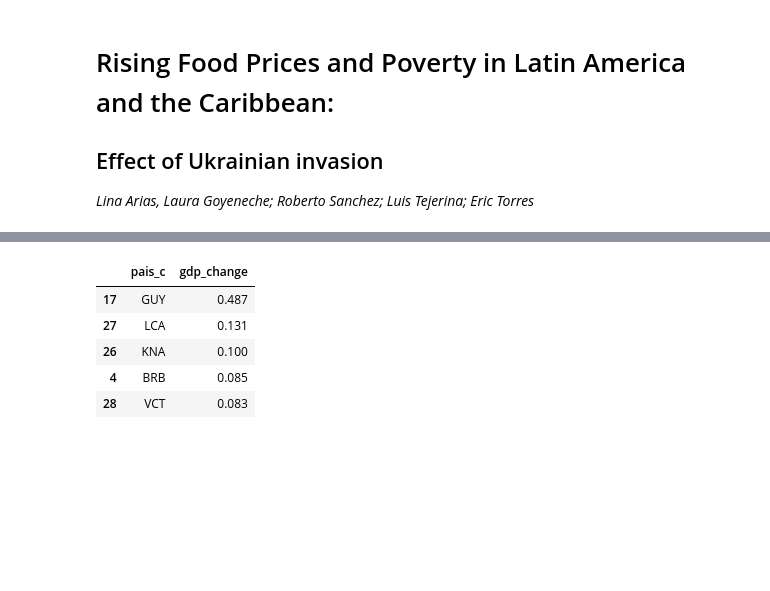
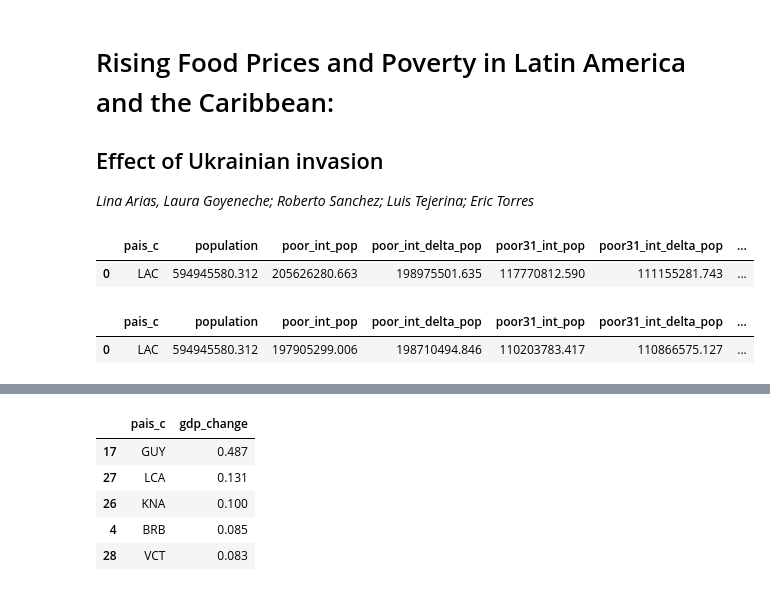
Before and after one commit to EL-BID/analytics_simulation_public_policy_scl, a Jupyter notebook: notebooks/scldata_policy_simulation.ipynb, the cells around one changed output, grey strips where cells are left out. Cells and saved outputs as stored; diff of their text form; code cells hidden in the pictures; blank space fills up the shorter version.

```diff
--- a/notebooks/scldata_policy_simulation.ipynb
+++ b/notebooks/scldata_policy_simulation.ipynb
@@ -28,7 +28,7 @@ shock_component = ['Alimentos fuera del hogar',
 
 # shock_weight
 # - pct impact of exogenous impact
-shock_weight = 0.30
+shock_weight = 0.20
 
 # population affected - shock_weight
 # - specify whether the impact is focused on a subgroup of the population
@@ -38,6 +38,42 @@ shock_population = {'sec_agri': 0}
 # income_growth
 # - Control by GDP growth
 #gdp_growth = 0.024
+# %%
+shock_component = ['Alimentos fuera del hogar',
+                   'Azúcares', 'Bebidas no alcohólicas',
+                   'Carnes, aves y huevos',
+                   'Frutas',
+                   'Granos',
+                   'Panes y\ncereales',
+                   'Grasas',
+                   'Leguminosas',
+                   'Lácteos',
+                   'Productos no especificados previamente',
+                   'Raíces y\ntubérculos', 'Vegetales'
+                  ]
+
+change_A = scldata_simulation.simulate_shock(shock_component, shock_weight, shock_population, gdp_growth_population='', year='2022')
+scldata_simulation.region_results(change_A)
+# %% [output]
+|  | pais_c | population | poor_int_pop | poor_int_delta_pop | poor31_int_pop | poor31_int_delta_pop | ... |
+| 0 | LAC | 594945580.312 | 205626280.663 | 198975501.635 | 117770812.590 | 111155281.743 | ... |
+# %%
+shock_component = ['Alimentos fuera del hogar',
+                   'Azúcares', 'Bebidas no alcohólicas',
+                   'Frutas',
+                   'Granos',
+                   'Panes y\ncereales',
+                   'Grasas',
+                   'Leguminosas',
+                   'Lácteos',
+                   'Productos no especificados previamente',
+                   'Raíces y\ntubérculos', 'Vegetales']
+
+change_B = scldata_simulation.simulate_shock(shock_component, shock_weight, shock_population, gdp_growth_population='', year='2022')
+scldata_simulation.region_results(change_B)
+# %% [output]
+|  | pais_c | population | poor_int_pop | poor_int_delta_pop | poor31_int_pop | poor31_int_delta_pop | ... |
+| 0 | LAC | 594945580.312 | 197905299.006 | 198710494.846 | 110203783.417 | 110866575.127 | ... |
 # %%
 # Get the weight of the shock component by country
 scldata_simulation.get_poverty_lines(shock_component)[['pais_c', 'weight']].drop_duplicates().head(2)
```
Also changed, not shown: parts of 1 cell of this notebook, 4 other files.
